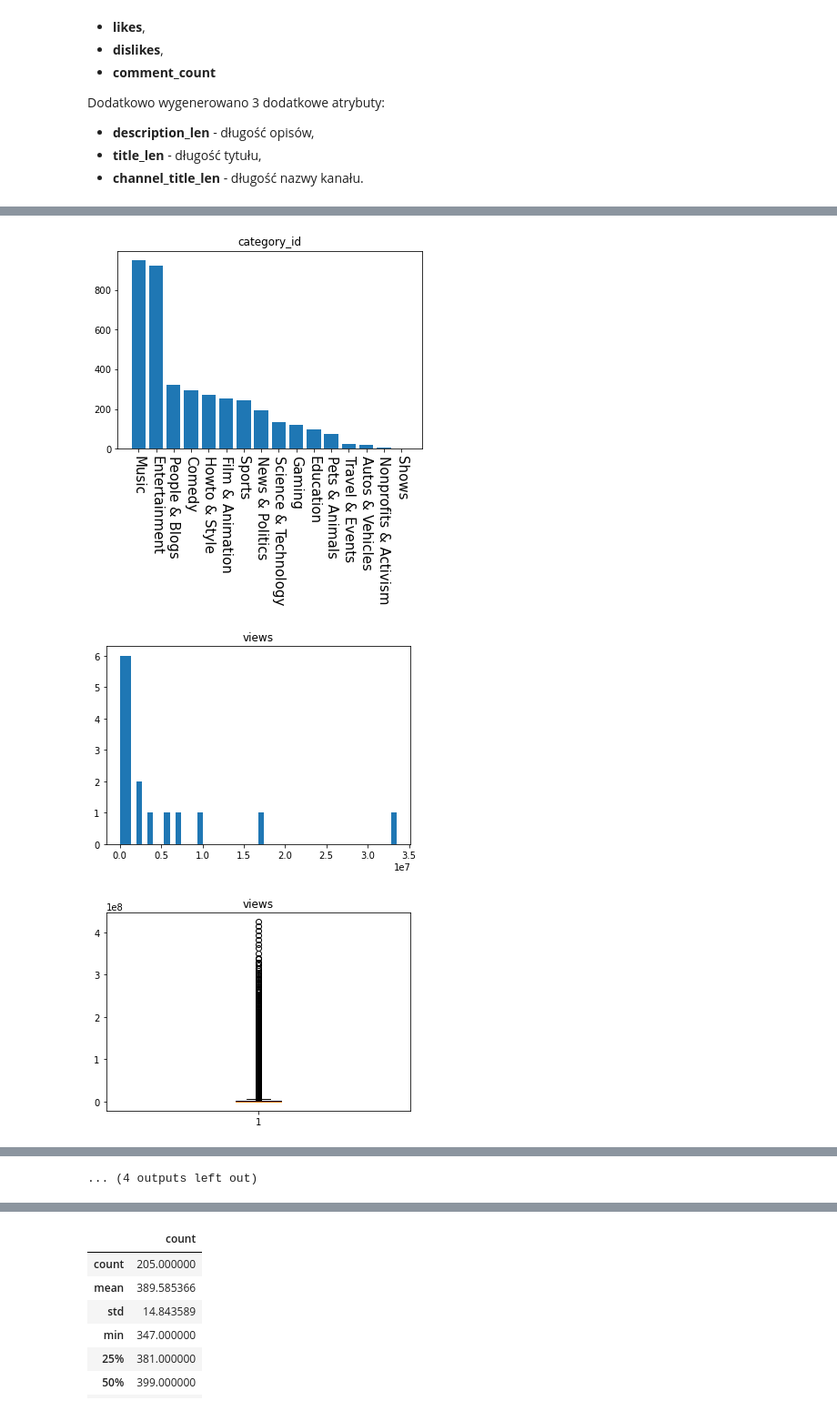
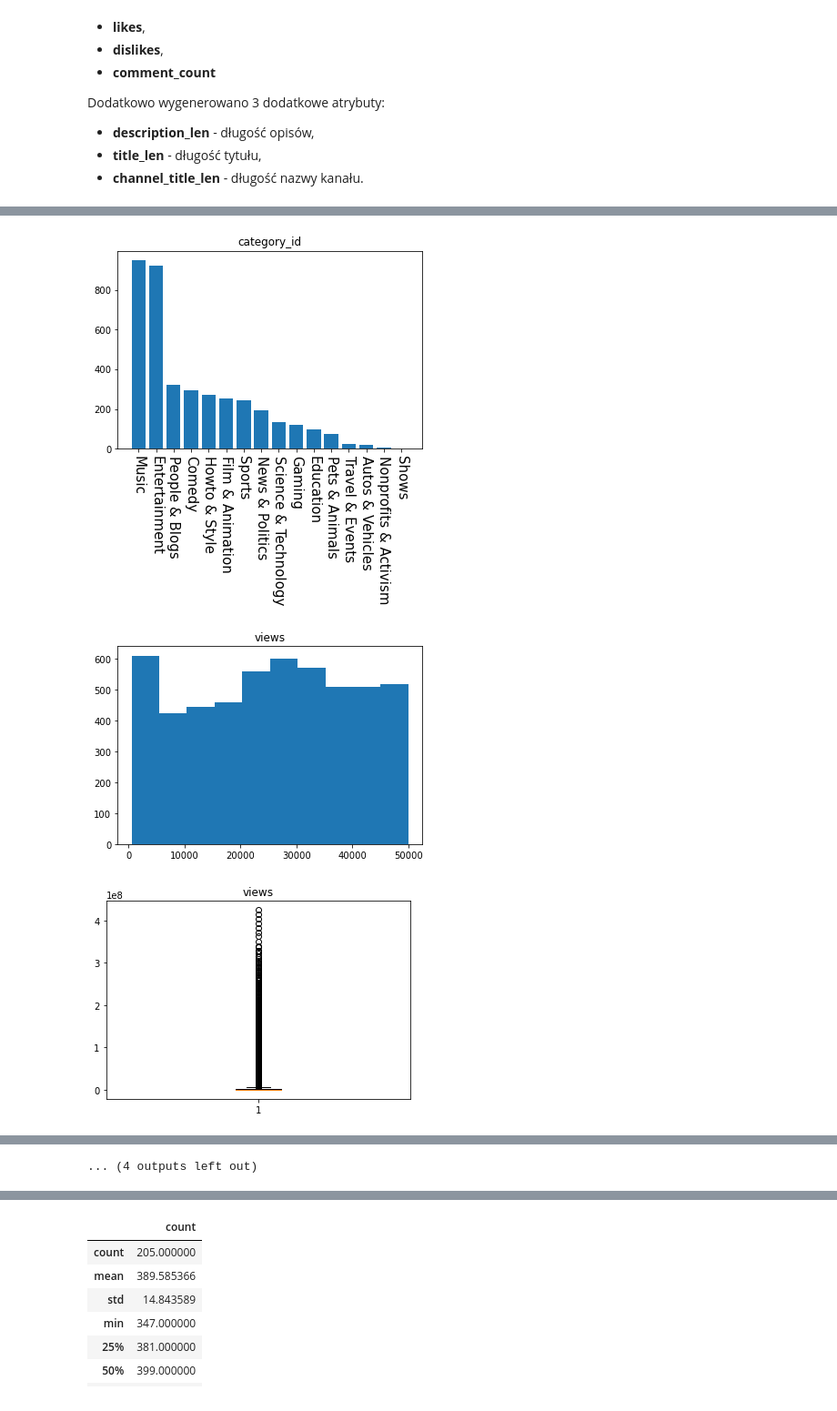
Before and after one commit to DominikKossinski/PED, a Jupyter notebook: ped.ipynb, the cells around one changed output, grey strips where cells are left out. Shown at 91% size. Saved outputs shown, nothing was run; the diff lists cells and outputs as text; code cells hidden in the pictures.

```diff
--- a/ped.ipynb
+++ b/ped.ipynb
@@ -677,33 +665,35 @@ videos.describe()
 # %%
 numeric_attrs = [
     "category_id", "views", "likes", "dislikes", "comment_count", "description_len", "title_len", "channel_title_len"
 ]
 
 nan_counts = dict()
 categories_dict = get_categories_dict()
 
 for attr in numeric_attrs:
     plt.title(attr)
     nan_counts[attr] = videos[attr].isna().sum()
     if attr !=  "category_id":
-        plt.hist(videos[attr].head(20), bins=50)
+        table =  videos[videos[attr] < 50_000]
+        plt.hist(table[attr])
+        # plt.hist(videos[attr].head(20), bins=50)
         plt.show()
         plt.title(attr)
         plt.boxplot(videos[attr])
         plt.show()
     else:
         attr_c = videos[attr].value_counts()
         attr_c = attr_c.rename_axis(attr).reset_index(name="count")
         labels = [categories_dict[i] for i in attr_c[attr]]
         plt.bar(labels, attr_c["count"])
         plt.xticks(rotation=270, fontsize=15)
         plt.show()
 
 
 print("Liczby wartości 'nan'")
 for key in nan_counts.keys():
     print(f"Atrybut {key}: {nan_counts[key]}")
 # %% [output]
 [figure]
-[figure, old version]
+[figure, new version]
 [figure]
```
Also changed, not shown: parts of 8 cells of this notebook.
